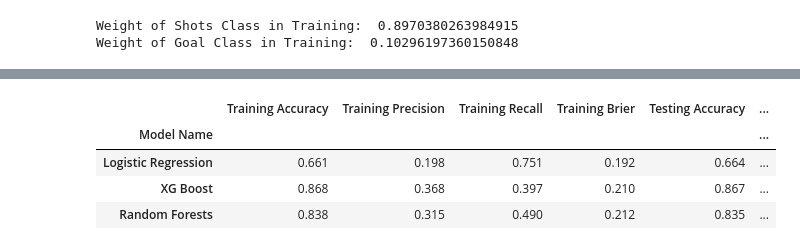
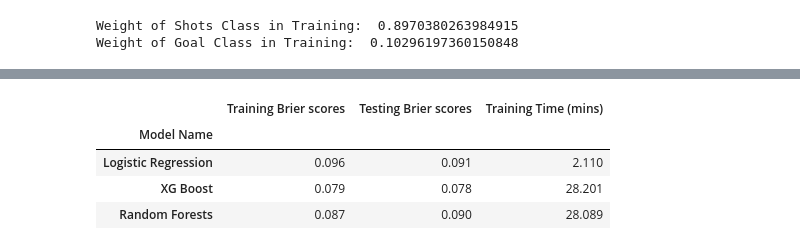
Before and after one commit to Anhali/xG_model-_python, a Jupyter notebook: xG_model.ipynb, the cells around one changed output, grey strips where cells are left out. Cells and saved outputs as stored; diff of their text form; code cells hidden in the pictures.

```diff
--- a/xG_model.ipynb
+++ b/xG_model.ipynb
@@ -807,6 +632,6 @@ Model Training Time: 1066.051 seconds
 # %%
  #Brier score for xgboost on training data
-xgb_BRS_train = brier_score_loss(y_train, best_xgb_model.predict_proba(X_train)[:, 1])
+xgb_brs_train = brier_score_loss(y_train, best_xgb_model.predict_proba(X_train)[:, 1])
 # Classfication report for training data
-print (classification_report(y_train, best_xgb_model.predict(X_train)), xgb_BRS_train, end=  " is the brier score on training data")
+print (f"{xgb_brs_train} is the Brier score on training data" )
 # %% [output]
@@ -822,7 +639,7 @@ weighted avg       0.87      0.87      0.87     25456
 # %%
 # On testing data
 y_pred_xgb = best_xgb_model.predict(X_test)
-xgb_BRS_test = brier_score_loss(y_test, best_xgb_model.predict_proba(X_test)[:, 1])
+xgb_brs_test = brier_score_loss(y_test, best_xgb_model.predict_proba(X_test)[:, 1])
 
-print (classification_report(y_test, y_pred_xgb), xgb_BRS_test , end= " is the brier score on test data")
+print (f"{xgb_brs_test} is the Brier score on testing data" )
 # %% [output]
@@ -891,8 +700,8 @@ param_grid = {'n_estimators': [100, 200, 300, 500],
 rf_model = RandomForestClassifier()
 start_time = time.time()
 # Perform nested cross-validation with grid search
-grid_rf = GridSearchCV(rf_model, param_grid=param_grid, cv=cv_inner, scoring='f1', n_jobs=-1)
-scores_rf = cross_val_score(grid, X_train, y_train, cv=cv_outer, scoring='f1', n_jobs=-1)
+grid_rf = GridSearchCV(rf_model, param_grid=param_grid, cv=cv_inner, scoring='neg_brier_score', n_jobs=-1)
+scores_rf = cross_val_score(grid, X_train, y_train, cv=cv_outer, scoring='neg_brier_score', n_jobs=-1)
 # %%
 # Fit the best model on the entire training set
 grid_rf.fit(X_train, y_train)
@@ -1044,18 +762,26 @@ train_time =[lr_training_time/60, xgb_training_time/60, rf_training_time/60]
+# %%
+
+# Brier score for four models on training data
+brs_train = [lr_brs_train, xgb_brs_train, rf_brs_train]
+# Brier score for four models on test data
+brs_test = [lr_brs_test, xgb_brs_test, rf_brs_test]
+# Model training time
+train_time =[lr_training_time/60, xgb_training_time/60, rf_training_time/60]
 # %%
 # Creating of dataframe of summary results
 summary_df = pd.DataFrame({'Model Name':['Logistic Regression','XG Boost','Random Forests'],
-                          'Training Accuracy': acc_train, 'Training Precision': prec_train,'Training Recall':rec_train,'Training Brier': BRS_train,
-                          'Testing Accuracy': acc_test, 'Testing Precision': prec_test,'Testing Recall':rec_test, 'Testing Brier': BRS_test,
+                          'Training Brier scores': brs_train,
+                          'Testing Brier scores': brs_test,
                           'Training Time (mins)': train_time})
 
 summary_df.set_index('Model Name', inplace=True)
 # Displaying summary of results
 summary_df.style.format(precision =3).highlight_max(color='cyan').set_properties(**{'font-weight': 'bold',
             'border': '2.0px solid grey','color': 'purple'}).highlight_min(color='yellow')
 # %% [output]
-|  | Training Accuracy | Training Precision | Training Recall | Training Brier | Testing Accuracy | ... |
-| Model Name |  |  |  |  |  | ... |
-| Logistic Regression | 0.661 | 0.198 | 0.751 | 0.192 | 0.664 | ... |
-| XG Boost | 0.868 | 0.368 | 0.397 | 0.210 | 0.867 | ... |
-| Random Forests | 0.838 | 0.315 | 0.490 | 0.212 | 0.835 | ... |
+|  | Training Brier scores | Testing Brier scores | Training Time (mins) |
+| Model Name |  |  |  |
+| Logistic Regression | 0.096 | 0.091 | 2.110 |
+| XG Boost | 0.079 | 0.078 | 28.201 |
+| Random Forests | 0.087 | 0.090 | 28.089 |
 # %%
```
Also changed, not shown: parts of 31 cells of this notebook.
